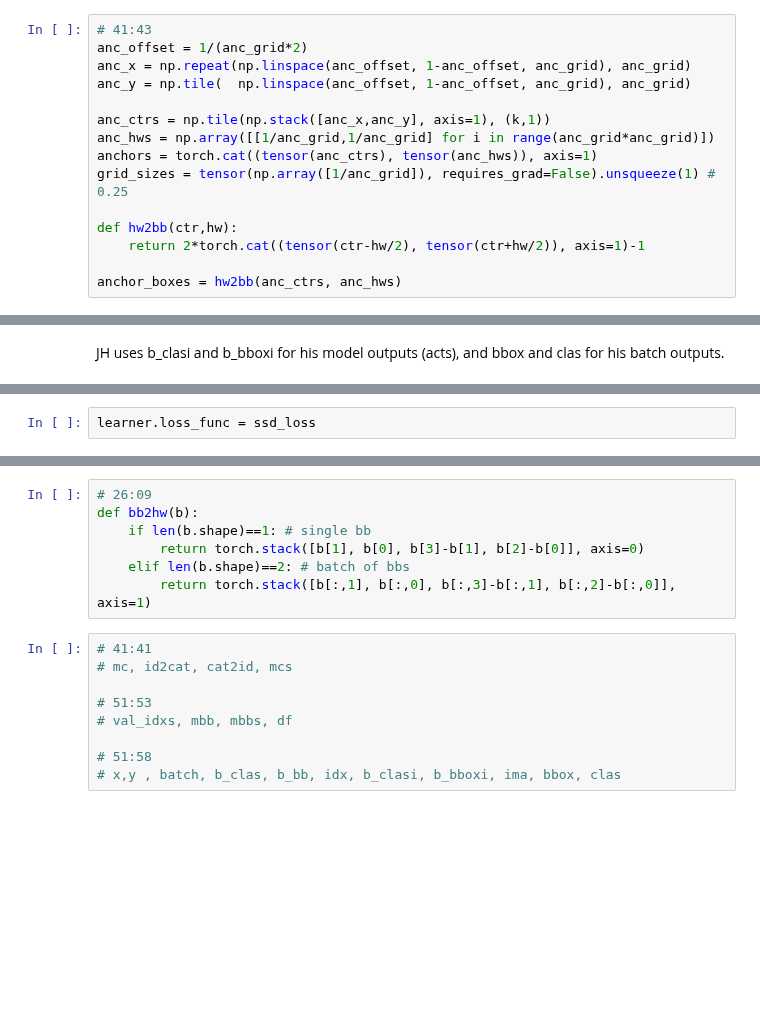
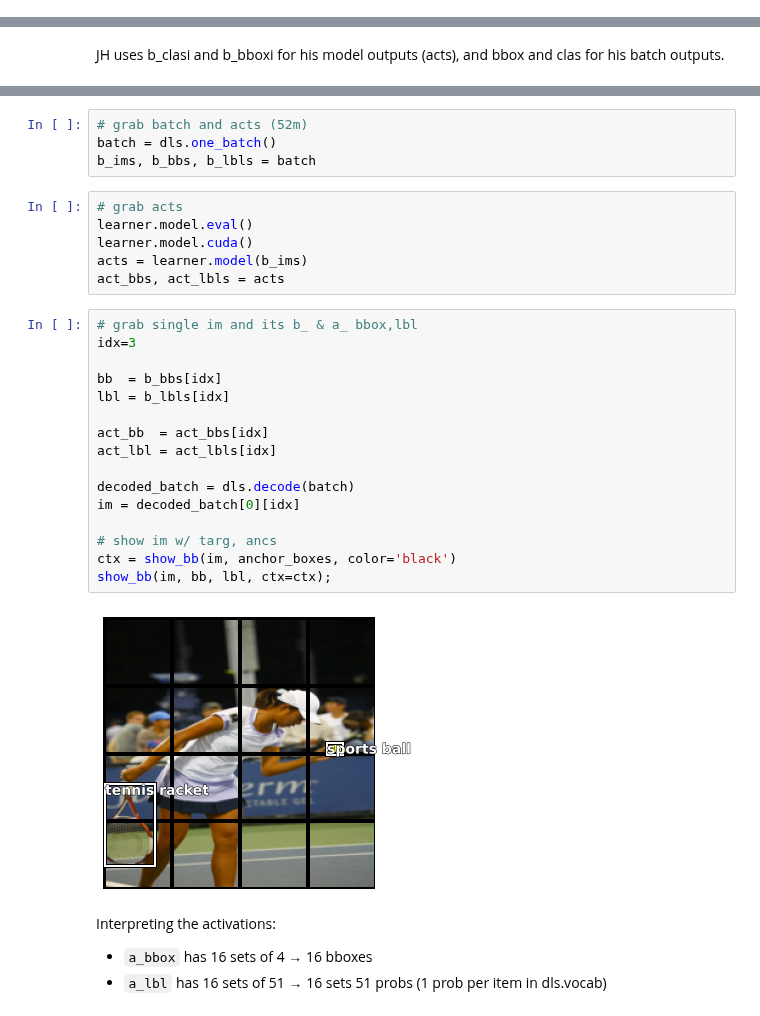
Before and after one commit to mccallion/rory, a Jupyter notebook: _20201027_bboxes_C2018_L9.ipynb, the cells around one changed output, grey strips where cells are left out. Drawn from its saved outputs; the diff is of its cells as text; blank space fills up the shorter version.

```diff
--- a/_20201027_bboxes_C2018_L9.ipynb
+++ b/_20201027_bboxes_C2018_L9.ipynb
@@ -221,15 +328,0 @@ Anchors are in [x-center, y-center, h, w] format. The following cell converts th
-# %%
-# 41:43
-anc_offset = 1/(anc_grid*2)
-anc_x = np.repeat(np.linspace(anc_offset, 1-anc_offset, anc_grid), anc_grid)
-anc_y = np.tile(  np.linspace(anc_offset, 1-anc_offset, anc_grid), anc_grid)
-
-anc_ctrs = np.tile(np.stack([anc_x,anc_y], axis=1), (k,1))
-anc_hws = np.array([[1/anc_grid,1/anc_grid] for i in range(anc_grid*anc_grid)])
-anchors = torch.cat((tensor(anc_ctrs), tensor(anc_hws)), axis=1)
-grid_sizes = tensor(np.array([1/anc_grid]), requires_grad=False).unsqueeze(1) # 0.25
-
-def hw2bb(ctr,hw):
-    return 2*torch.cat((tensor(ctr-hw/2), tensor(ctr+hw/2)), axis=1)-1
-
-anchor_boxes = hw2bb(anc_ctrs, anc_hws)
@@ -512,2 +348,0 @@ tensor(60.8699, grad_fn=<AddBackward0>)
-# %%
-learner.loss_func = ssd_loss
@@ -527,16 +349,32 @@ Original Traceback (most recent call last):
-# %%
-# 26:09
-def bb2hw(b):
-    if len(b.shape)==1: # single bb
-        return torch.stack([b[1], b[0], b[3]-b[1], b[2]-b[0]], axis=0)
-    elif len(b.shape)==2: # batch of bbs
-        return torch.stack([b[:,1], b[:,0], b[:,3]-b[:,1], b[:,2]-b[:,0]], axis=1)
-# %%
-# 41:41
-# mc, id2cat, cat2id, mcs
-
-# 51:53
-# val_idxs, mbb, mbbs, df
-
-# 51:58
-# x,y , batch, b_clas, b_bb, idx, b_clasi, b_bboxi, ima, bbox, clas
+# %%
+# grab batch and acts (52m)
+batch = dls.one_batch()
+b_ims, b_bbs, b_lbls = batch
+# %%
+# grab acts
+learner.model.eval()
+learner.model.cuda()
+acts = learner.model(b_ims)
+act_bbs, act_lbls = acts
+# %%
+# grab single im and its b_ & a_ bbox,lbl
+idx=3
+
+bb  = b_bbs[idx]
+lbl = b_lbls[idx]
+
+act_bb  = act_bbs[idx]
+act_lbl = act_lbls[idx]
+
+decoded_batch = dls.decode(batch)
+im = decoded_batch[0][idx]
+
+# show im w/ targ, ancs
+ctx = show_bb(im, anchor_boxes, color='black')
+show_bb(im, bb, lbl, ctx=ctx);
+# %% [output]
+[figure, added]
+# %% [markdown]
+Interpreting the activations:
+- `a_bbox` has 16 sets of 4 → 16 bboxes
+- `a_lbl` has 16 sets of 51 → 16 sets 51 probs (1 prob per item in dls.vocab)
```
Also changed, not shown: parts of 66 cells of this notebook, 1 other file.
